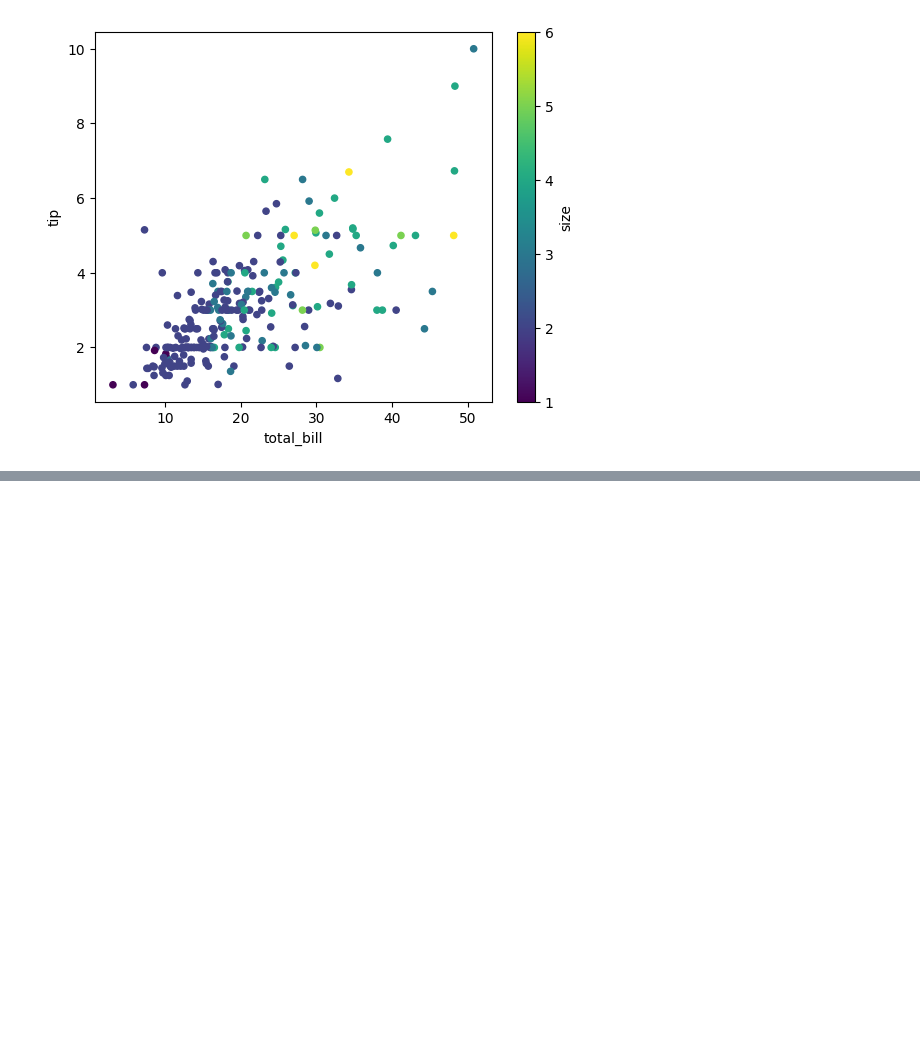
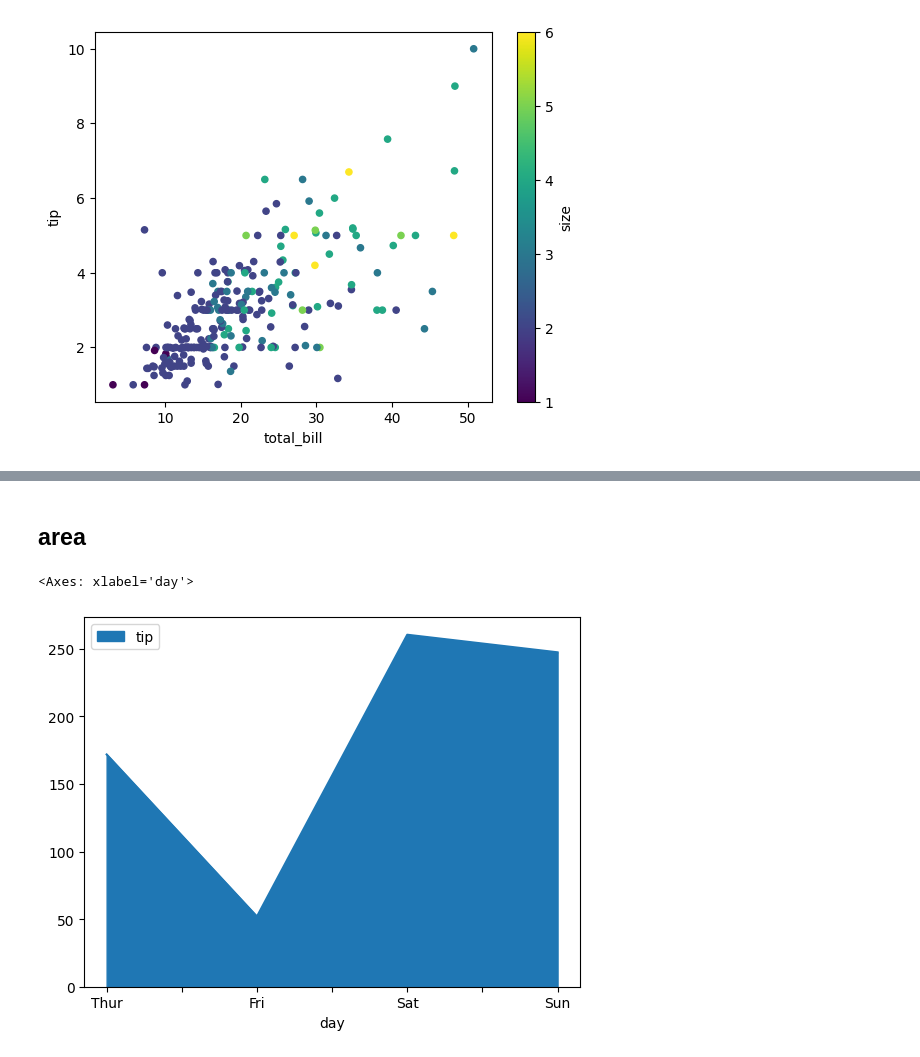
Before and after one commit to certidevs/curso-2025-07-visualizacion, a Jupyter notebook: clase.ipynb, the cells around one changed output, grey strips where cells are left out. Drawn from its saved outputs; the diff is of its cells as text; code cells hidden in the pictures; blank space fills up the shorter version.

```diff
--- a/clase.ipynb
+++ b/clase.ipynb
@@ -170,0 +177,9 @@ df.plot.scatter(x='total_bill', y='tip', c='size', colormap='viridis');
+# %% [markdown]
+## area
+# %%
+df.groupby('day')[['tip']].sum() \
+    .reindex(['Thur', 'Fri', 'Sat', 'Sun']) \
+    .plot.area()
+# %% [output]
+<Axes: xlabel='day'>
+[figure, added]
```
Also changed, not shown: parts of 5 cells of this notebook, 1 other file.
